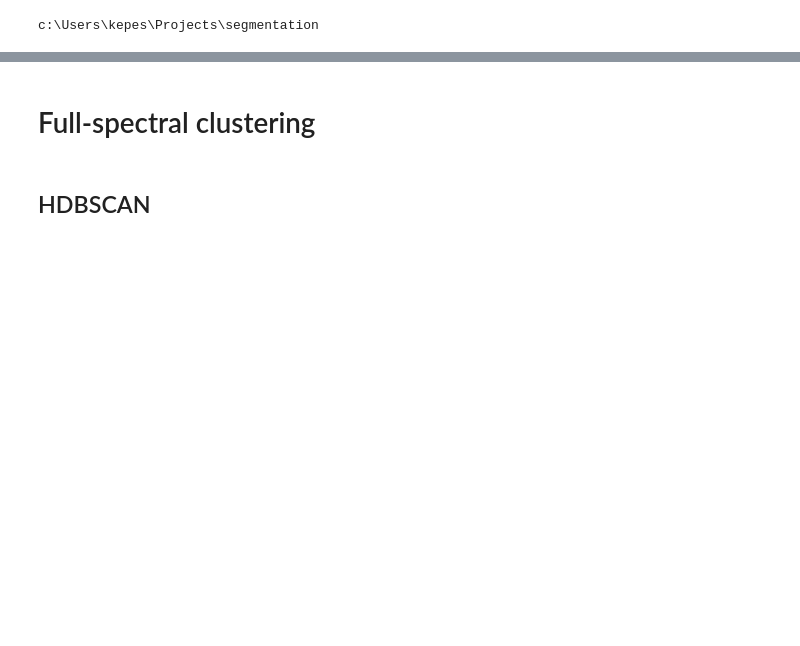
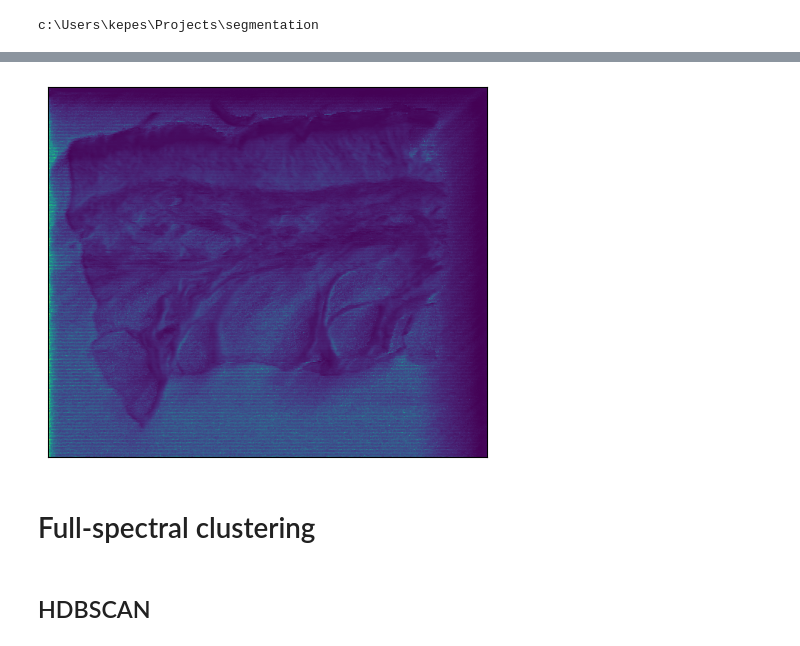
Before and after one commit to ekepes112/libs_segmentation, a Jupyter notebook: notebooks/EXP_fullSpectralClustering.ipynb, the cells around one changed output, grey strips where cells are left out. Cells and saved outputs as stored; diff of their text form; code cells hidden in the pictures; blank space fills up the shorter version.

```diff
--- a/notebooks/EXP_fullSpectralClustering.ipynb
+++ b/notebooks/EXP_fullSpectralClustering.ipynb
@@ -46,3 +73,43 @@ plt.imshow(full_emissivities)
+# %%
+integral_range_half_width = 1
+
+emission_line_center_position = np.argmax(map_data.random_spectrum)
+emission_line_center = map_data.wvl[emission_line_center_position]
+emission_line_boundaries = [
+    emission_line_center - integral_range_half_width,
+    emission_line_center + integral_range_half_width
+]
+
+emission_line_range = list(filter(
+    lambda x: emission_line_boundaries[1] > x > emission_line_boundaries[0],
+    map_data.wvl
+))
+
+integral_left_bound = np.where(map_data.wvl == np.min(emission_line_range))[0][0]
+integral_right_bound = np.where(map_data.wvl == np.max(emission_line_range))[0][0]
+# %%
+line_intensities = map_data.spectra[
+    :,
+    integral_left_bound:(integral_right_bound+1)
+].copy()
+
+line_intensity = np.subtract(
+    line_intensities,
+    line_intensities.min(axis=1).reshape(-1,1),
+).sum(axis=1)
+
+line_intensity = line_intensity.reshape(map_data.map_dimensions[::-1])
+line_intensity[::2,:] = line_intensity[::2,::-1]
+# %%
+fig,ax = plt.subplots(1,1)
+ax.imshow(line_intensity)
+
+ax.set_xticks([])
+ax.set_yticks([])
+
+fig.savefig('./temp/line_intensity_map.png')
+# %% [output]
+[figure, added]
 # %% [markdown]
 # Full-spectral clustering
 # %%
```
Also changed, not shown: parts of 10 cells of this notebook, 3 other files.
